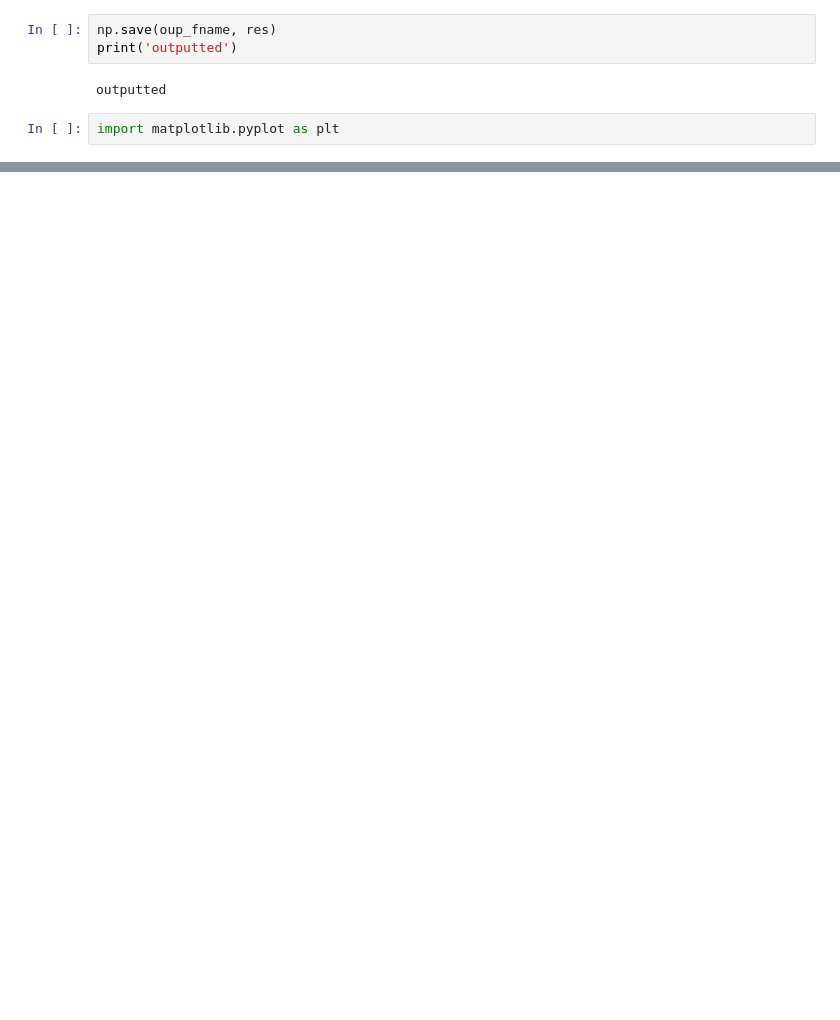
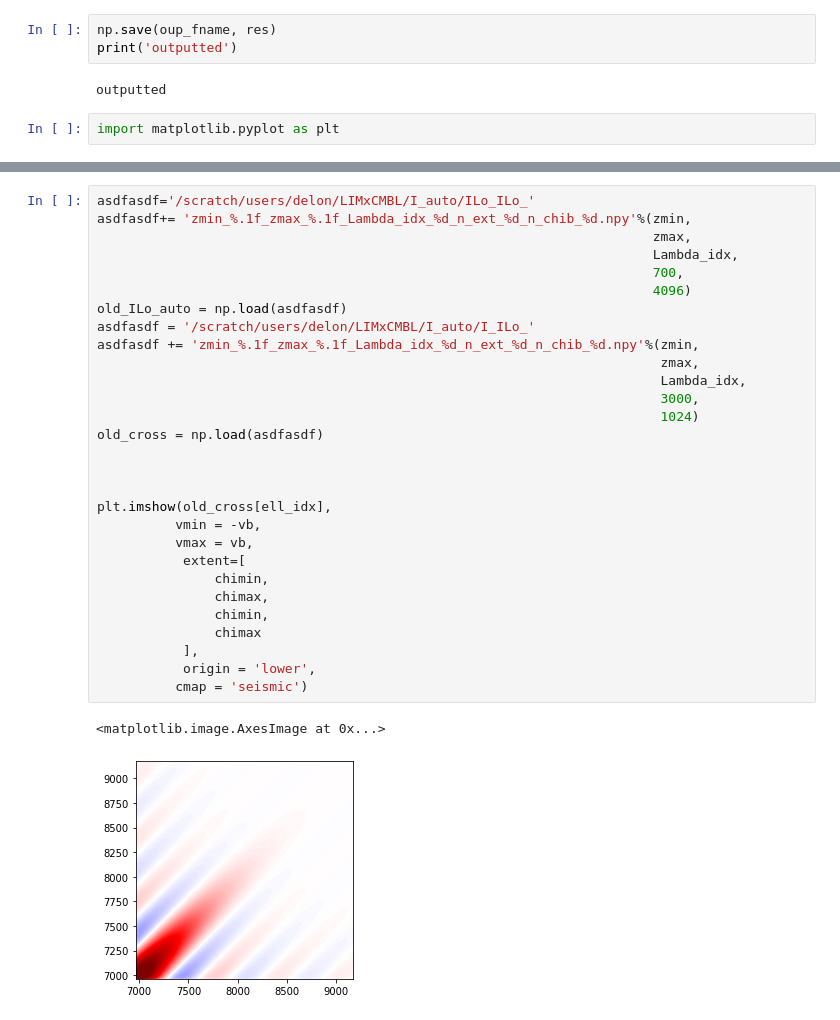
Before and after one commit to DelonShen/LIMxCMBL, a Jupyter notebook: 010.010.2025-02-28-ILoILo-IILo-combined-fixed-ell-quad.ipynb, the cells around one changed output, grey strips where cells are left out. Cells and saved outputs as stored; diff of their text form; blank space fills up the shorter version.

Commit message:
another try at LIM auto with fixed quadgk

```diff
--- a/010.010.2025-02-28-ILoILo-IILo-combined-fixed-ell-quad.ipynb
+++ b/010.010.2025-02-28-ILoILo-IILo-combined-fixed-ell-quad.ipynb
@@ -195,0 +192,32 @@ plt.imshow(res,
+# %%
+asdfasdf='/scratch/users/delon/LIMxCMBL/I_auto/ILo_ILo_'
+asdfasdf+= 'zmin_%.1f_zmax_%.1f_Lambda_idx_%d_n_ext_%d_n_chib_%d.npy'%(zmin,
+                                                                       zmax,
+                                                                       Lambda_idx,
+                                                                       700,
+                                                                       4096)
+old_ILo_auto = np.load(asdfasdf)
+asdfasdf = '/scratch/users/delon/LIMxCMBL/I_auto/I_ILo_'
+asdfasdf += 'zmin_%.1f_zmax_%.1f_Lambda_idx_%d_n_ext_%d_n_chib_%d.npy'%(zmin,
+                                                                        zmax,
+                                                                        Lambda_idx,
+                                                                        3000,
+                                                                        1024)
+old_cross = np.load(asdfasdf)
+
+
+
+plt.imshow(old_cross[ell_idx],
+          vmin = -vb,
+          vmax = vb,
+           extent=[
+               chimin,
+               chimax,
+               chimin,
+               chimax
+           ],
+           origin = 'lower',
+          cmap = 'seismic')
+# %% [output]
+<matplotlib.image.AxesImage at 0x...>
+[figure, added]
```
Also changed, not shown: parts of 7 cells of this notebook, 7 other files.
